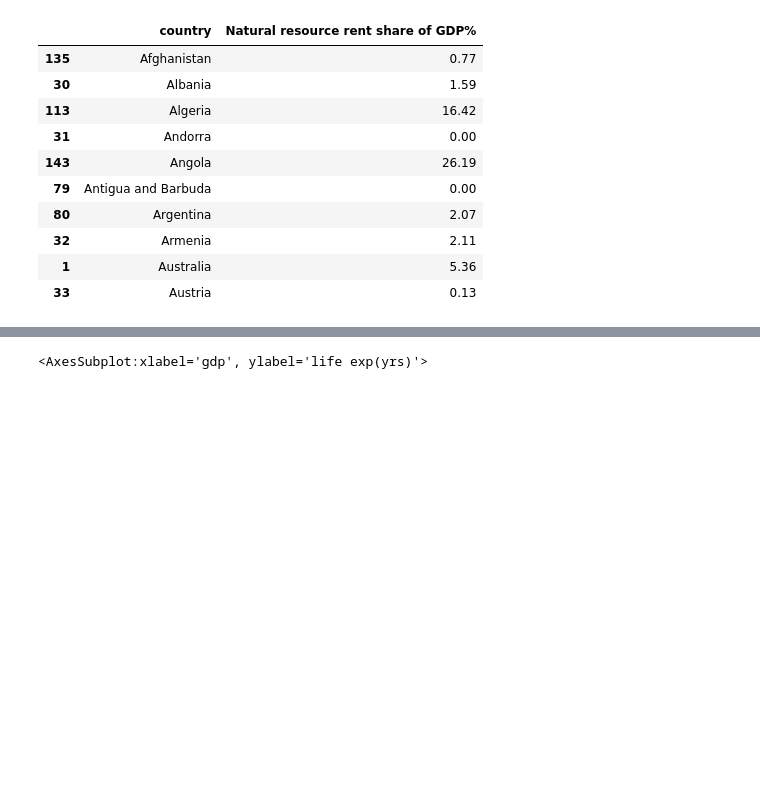
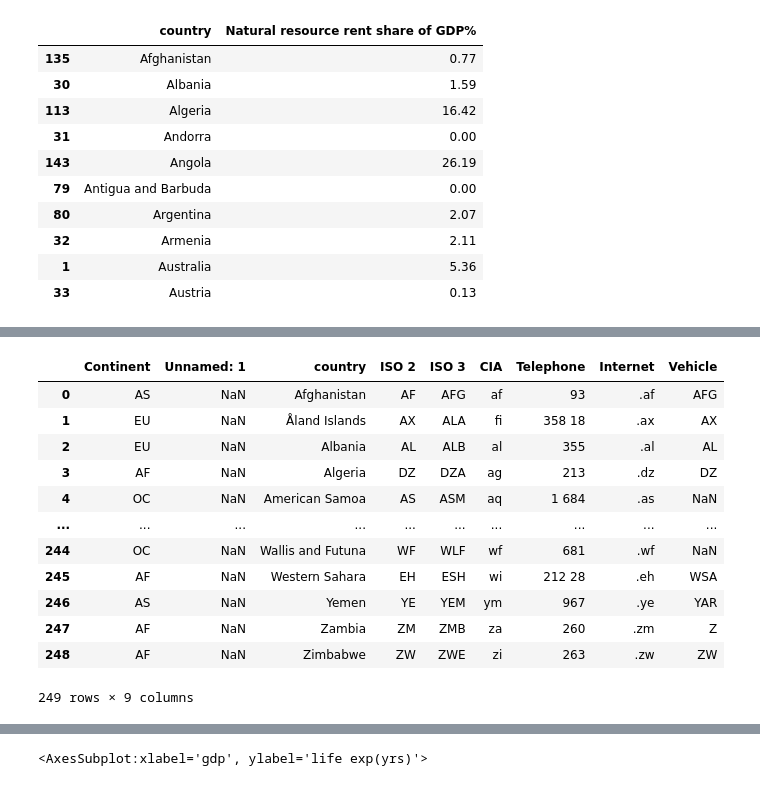
Before and after one commit to harunaisha/Repos, a Jupyter notebook: UCD project.ipynb, the cells around one changed output, grey strips where cells are left out. Drawn from its saved outputs; the diff is of its cells as text; code cells hidden in the pictures; blank space fills up the shorter version.

Commit message:
API data added

```diff
--- a/UCD project.ipynb
+++ b/UCD project.ipynb
@@ -218,0 +233,13 @@ NameError: name 'continent' is not defined
+# %%
+#Importing data API
+#Importing packages
+import requests
+from bs4 import BeautifulSoup as bs
+country_codes = requests.get("https://country-code.cl/")
+country_codes
+country_codes2 = bs(country_codes.content, 'lxml')
+table = count_codes2.find("table", {"class":"tablesorter mark"})
+table2 = pd.read_html(str(table))[0]
+
+#table = count_codes("table","{<title>Country code list - World countries</title>"})
+table2.head(5)
@@ -219 +253,17 @@ NameError: name 'continent' is not defined
+# %%
+table2.rename(columns={'Name':'country'})
+# %% [output]
+|  | Continent | Unnamed: 1 | country | ISO 2 | ISO 3 | CIA | Telephone | Internet | Vehicle |
+| 0 | AS | NaN | Afghanistan | AF | AFG | af | 93 | .af | AFG |
+| 1 | EU | NaN | Åland Islands | AX | ALA | fi | 358 18 | .ax | AX |
+| 2 | EU | NaN | Albania | AL | ALB | al | 355 | .al | AL |
+| 3 | AF | NaN | Algeria | DZ | DZA | ag | 213 | .dz | DZ |
+| 4 | OC | NaN | American Samoa | AS | ASM | aq | 1 684 | .as | NaN |
+| ... | ... | ... | ... | ... | ... | ... | ... | ... | ... |
+| 244 | OC | NaN | Wallis and Futuna | WF | WLF | wf | 681 | .wf | NaN |
+| 245 | AF | NaN | Western Sahara | EH | ESH | wi | 212 28 | .eh | WSA |
+| 246 | AS | NaN | Yemen | YE | YEM | ym | 967 | .ye | YAR |
+| 247 | AF | NaN | Zambia | ZM | ZMB | za | 260 | .zm | Z |
+| 248 | AF | NaN | Zimbabwe | ZW | ZWE | zi | 263 | .zw | ZW |
+249 rows × 9 columns
 # %%
```
Also changed, not shown: parts of 17 cells of this notebook.
